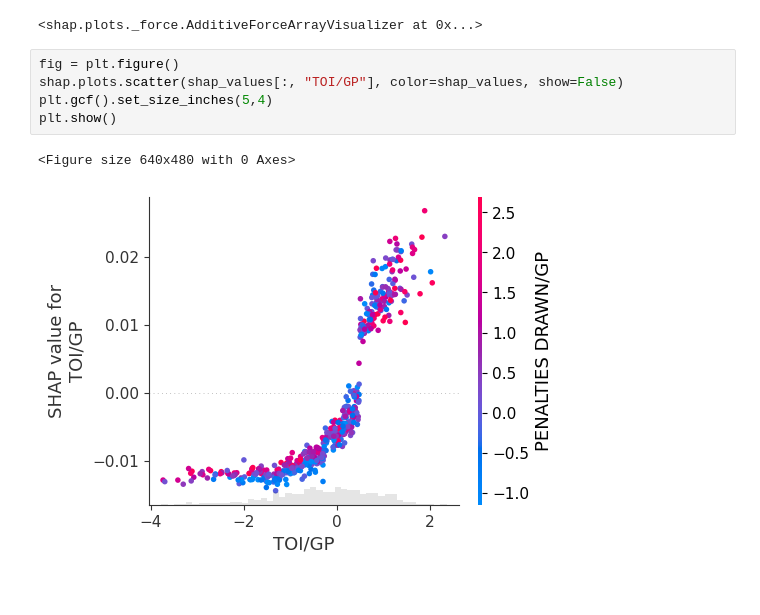
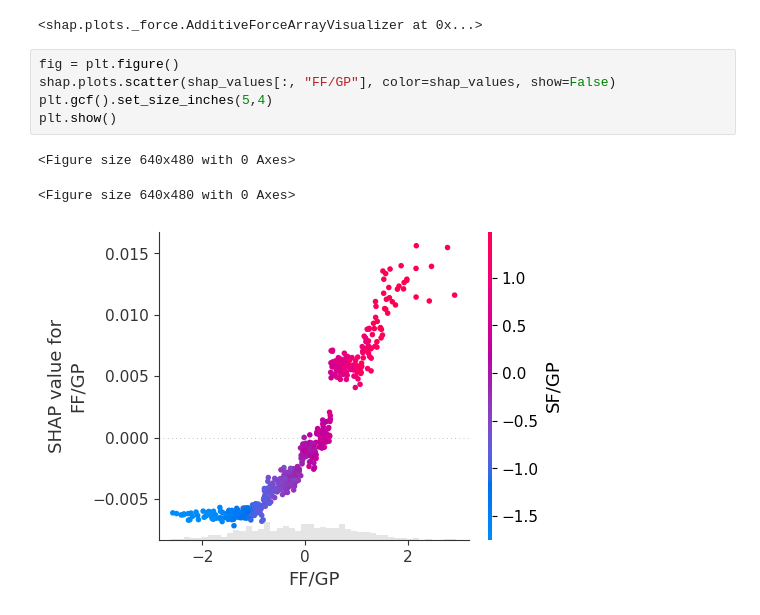
Before and after one commit to MichaelKuby/CMPT733_CapstoneProject_NHLPlayerValue, a Jupyter notebook: Hockey_Salary_Research/Script/6_ModelTraining/step7_C_SHAP_Analysis.ipynb, the cells around one changed output. Saved outputs shown, nothing was run; the diff lists cells and outputs as text.

```diff
--- a/Hockey_Salary_Research/Script/6_ModelTraining/step7_C_SHAP_Analysis.ipynb
+++ b/Hockey_Salary_Research/Script/6_ModelTraining/step7_C_SHAP_Analysis.ipynb
@@ -115,12 +124,13 @@ shap.plots.force(shap_values[:100])
 <shap.plots._force.AdditiveForceArrayVisualizer at 0x...>
 # %%
 fig = plt.figure()
-shap.plots.scatter(shap_values[:, "TOI/GP"], color=shap_values, show=False)
+shap.plots.scatter(shap_values[:, "FF/GP"], color=shap_values, show=False)
 plt.gcf().set_size_inches(5,4)
 plt.show()
 # %% [output]
 <Figure size 640x480 with 0 Axes>
+<Figure size 640x480 with 0 Axes>
-[figure, old version]
+[figure, new version]
 # %%
 fig = plt.figure()
 shap.plots.beeswarm(shap_values, show=False)
```
Also changed, not shown: parts of 6 cells of this notebook, 20 other files.
